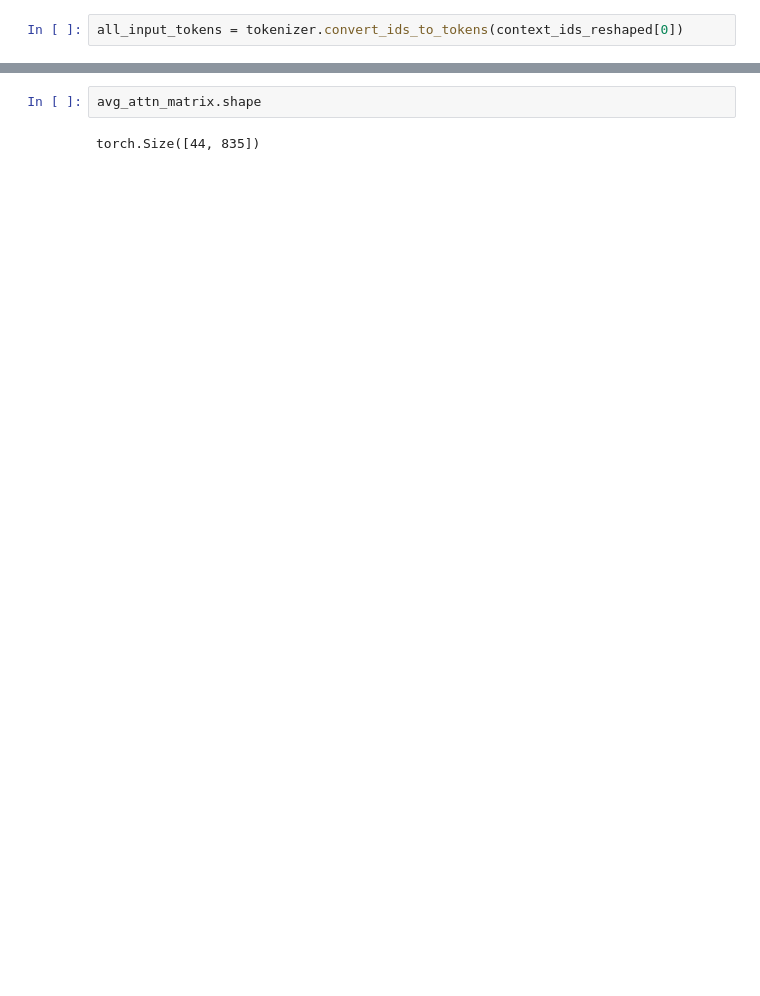
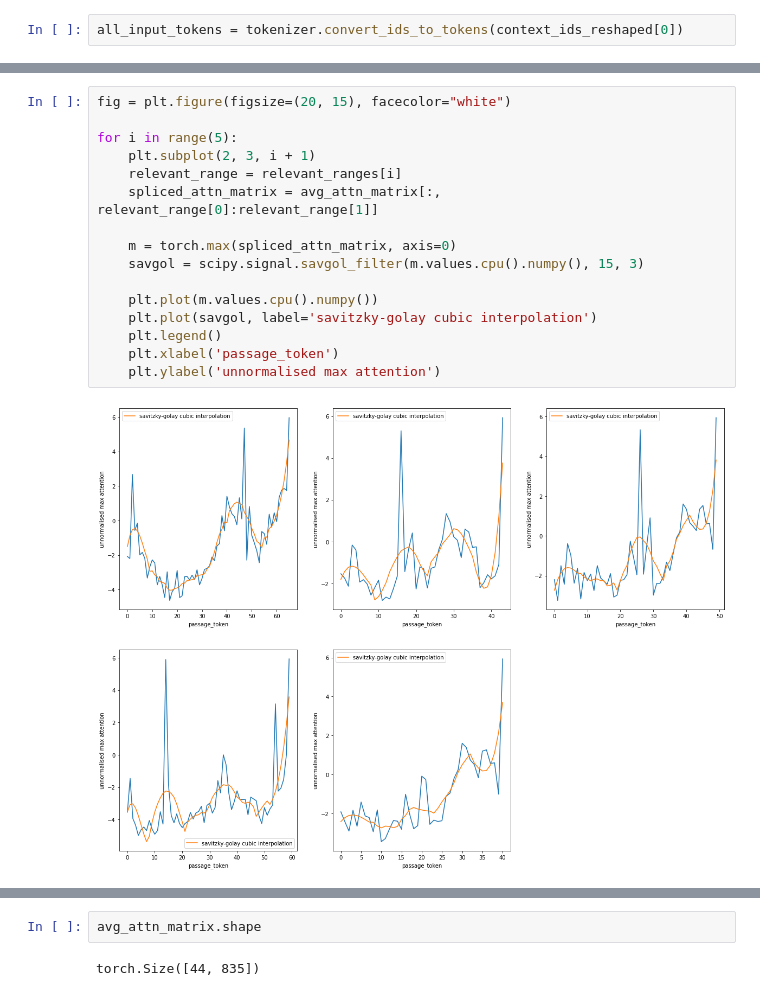
Before and after one commit to casetext/FiD, a Jupyter notebook: notebooks/FiD_confidence_thresholding.ipynb, the cells around one changed output, grey strips where cells are left out. Cells and saved outputs as stored; diff of their text form; blank space fills up the shorter version.

Commit message:
add savitzky-golay interpolation

```diff
--- a/notebooks/FiD_confidence_thresholding.ipynb
+++ b/notebooks/FiD_confidence_thresholding.ipynb
@@ -375,0 +388,18 @@ relevant_ranges
+# %%
+fig = plt.figure(figsize=(20, 15), facecolor="white")
+
+for i in range(5):
+    plt.subplot(2, 3, i + 1)
+    relevant_range = relevant_ranges[i]
+    spliced_attn_matrix = avg_attn_matrix[:, relevant_range[0]:relevant_range[1]]
+
+    m = torch.max(spliced_attn_matrix, axis=0)
+    savgol = scipy.signal.savgol_filter(m.values.cpu().numpy(), 15, 3)
+
+    plt.plot(m.values.cpu().numpy())
+    plt.plot(savgol, label='savitzky-golay cubic interpolation')
+    plt.legend()
+    plt.xlabel('passage_token')
+    plt.ylabel('unnormalised max attention')
+# %% [output]
+[figure, added]
```
Also changed, not shown: parts of 17 cells of this notebook.
